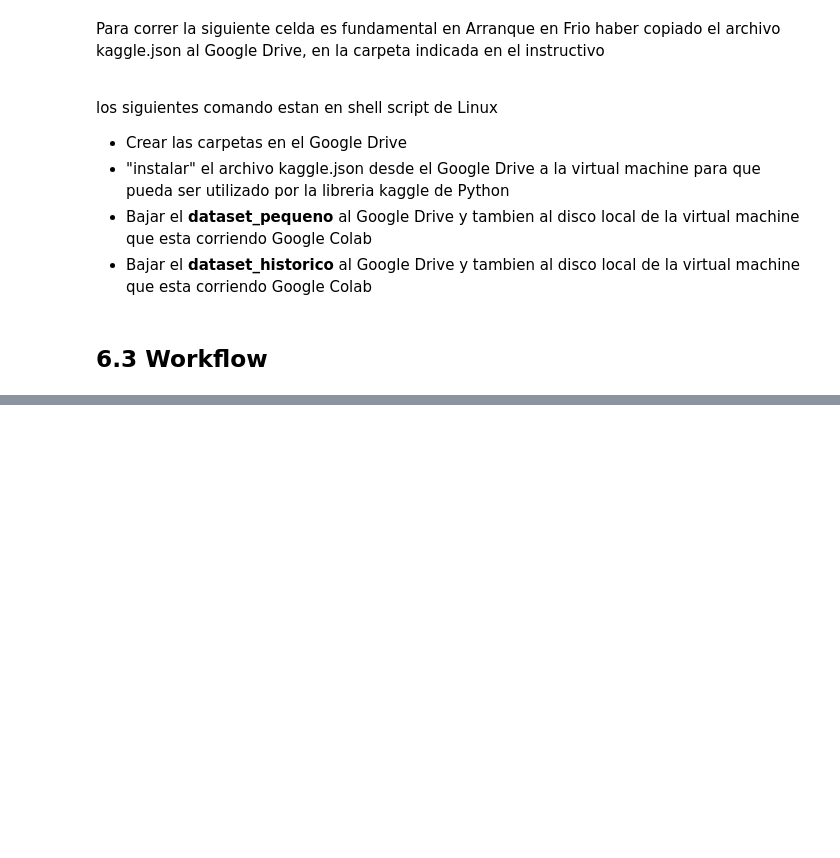
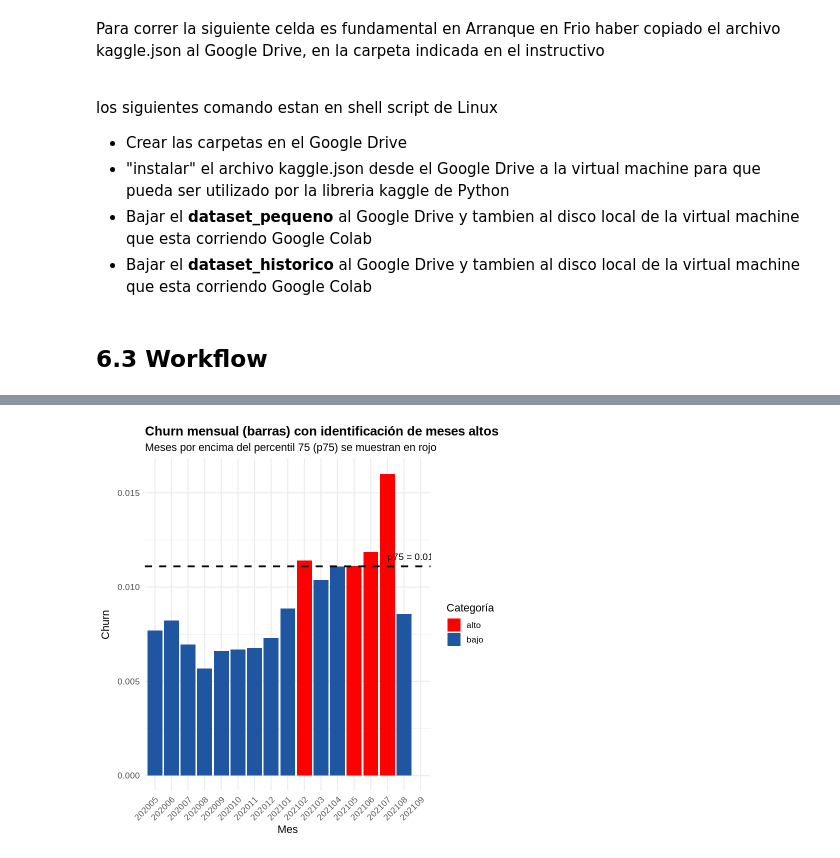
Before and after one commit to martin-cacabelos/labo2025v, a Jupyter notebook: src/workflows/610_WorkFlow_01_gerencial_julio.ipynb, the cells around one changed output, grey strips where cells are left out. Drawn from its saved outputs; the diff is of its cells as text; code cells hidden in the pictures; blank space fills up the shorter version.

```diff
--- a/src/workflows/610_WorkFlow_01_gerencial_julio.ipynb
+++ b/src/workflows/610_WorkFlow_01_gerencial_julio.ipynb
@@ -630,0 +636,72 @@ format(Sys.time(), "%a %b %d %X %Y")
+# %%
+library(data.table)
+library(ggplot2)
+
+# ------------------------------
+# 1. RECONSTRUCCIÓN DE LA TABLA
+# ------------------------------
+tb_churn_mes <- data.table(
+  foto_mes = c(
+    202005, 202006, 202007, 202008, 202009, 202010,
+    202011, 202012, 202101, 202102, 202103, 202104,
+    202105, 202106, 202107, 202108, 202109
+  ),
+  n = c(
+    15082, 15323, 15522, 15695, 15854, 15996,
+    16113, 16172, 16230, 16289, 16365, 16394,
+    16469, 16507, 16551, 16553, 16551
+  ),
+  bajas = c(
+    116, 126, 108, 89, 105, 107,
+    109, 118, 144, 186, 170, 182,
+    183, 196, 265, 142, 0
+  )
+)
+
+# ------------------------------
+# 2. CÁLCULO DEL CHURN
+# ------------------------------
+tb_churn_mes[, churn := bajas / n]
+
+# ------------------------------
+# 3. CÁLCULO DEL p75
+# ------------------------------
+p75 <- quantile(tb_churn_mes$churn, probs = 0.75)
+
+# ------------------------------
+# 4. CLASIFICACIÓN BAJO / ALTO
+# ------------------------------
+tb_churn_mes[, categoria := ifelse(churn > p75, "alto", "bajo")]
+
+# ------------------------------
+# 5. GRÁFICO FINAL
+# ------------------------------
+
+ggplot(tb_churn_mes, aes(x = factor(foto_mes), y = churn, fill = categoria)) +
+  geom_col() +
+  scale_fill_manual(values = c("bajo" = "#1E56A1", "alto" = "red")) +
+  geom_hline(yintercept = p75,
+             color = "black",
+             linetype = "dashed",
+             size = 1) +
+  annotate("text",
+           x = length(tb_churn_mes$foto_mes) - 2,
+           y = p75 + 0.0005,
+           label = paste0("p75 = ", round(p75, 4)),
+           color = "black",
+           size = 4,
+           hjust = 0) +
+  labs(
+    title = "Churn mensual (barras) con identificación de meses altos",
+    subtitle = "Meses por encima del percentil 75 (p75) se muestran en rojo",
+    x = "Mes",
+    y = "Churn",
+    fill = "Categoría"
+  ) +
+  theme_minimal(base_size = 13) +
+  theme(
+    axis.text.x = element_text(angle = 45, hjust = 1),
+    plot.title = element_text(face = "bold")
+  )
+# %% [output]
+[figure, added]
```
Also changed, not shown: parts of 84 cells of this notebook.
